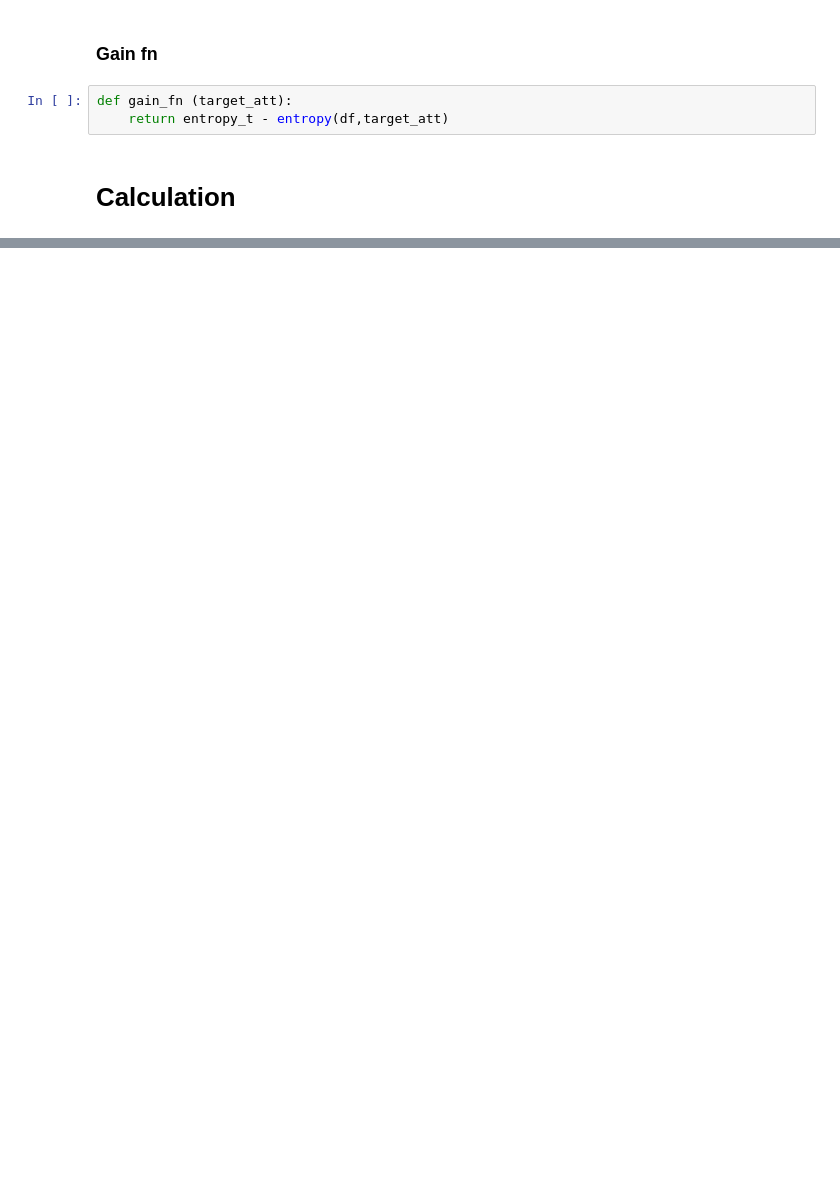
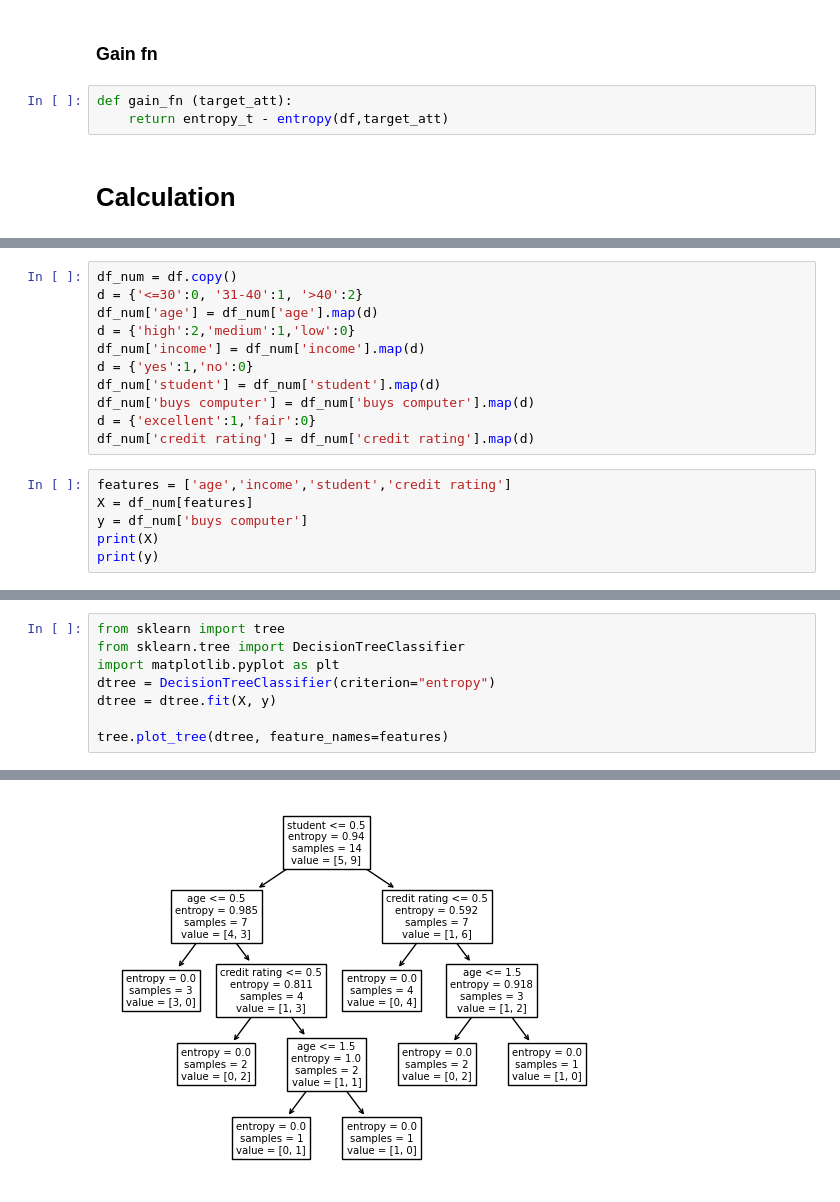
Before and after one commit to wutpppppppppppppppppp/code, a Jupyter notebook: ML_classification_entropy/classification_toy_example.ipynb, the cells around one changed output, grey strips where cells are left out. Cells and saved outputs as stored; diff of their text form; blank space fills up the shorter version.

```diff
--- a/ML_classification_entropy/classification_toy_example.ipynb
+++ b/ML_classification_entropy/classification_toy_example.ipynb
@@ -104,0 +118,17 @@ gain_fn("credit rating")
+# %%
+df_num = df.copy()
+d = {'<=30':0, '31-40':1, '>40':2}
+df_num['age'] = df_num['age'].map(d)
+d = {'high':2,'medium':1,'low':0}
+df_num['income'] = df_num['income'].map(d)
+d = {'yes':1,'no':0}
+df_num['student'] = df_num['student'].map(d)
+df_num['buys computer'] = df_num['buys computer'].map(d)
+d = {'excellent':1,'fair':0}
+df_num['credit rating'] = df_num['credit rating'].map(d)
+# %%
+features = ['age','income','student','credit rating']
+X = df_num[features]
+y = df_num['buys computer']
+print(X)
+print(y)
@@ -104,0 +153,9 @@ gain_fn("credit rating")
+# %%
+from sklearn import tree
+from sklearn.tree import DecisionTreeClassifier
+import matplotlib.pyplot as plt
+dtree = DecisionTreeClassifier(criterion="entropy")
+dtree = dtree.fit(X, y)
+
+tree.plot_tree(dtree, feature_names=features)
+# %% [output]
@@ -104,0 +175 @@ gain_fn("credit rating")
+[figure, added]
```
Also changed, not shown: parts of 10 cells of this notebook, 2 other files.
